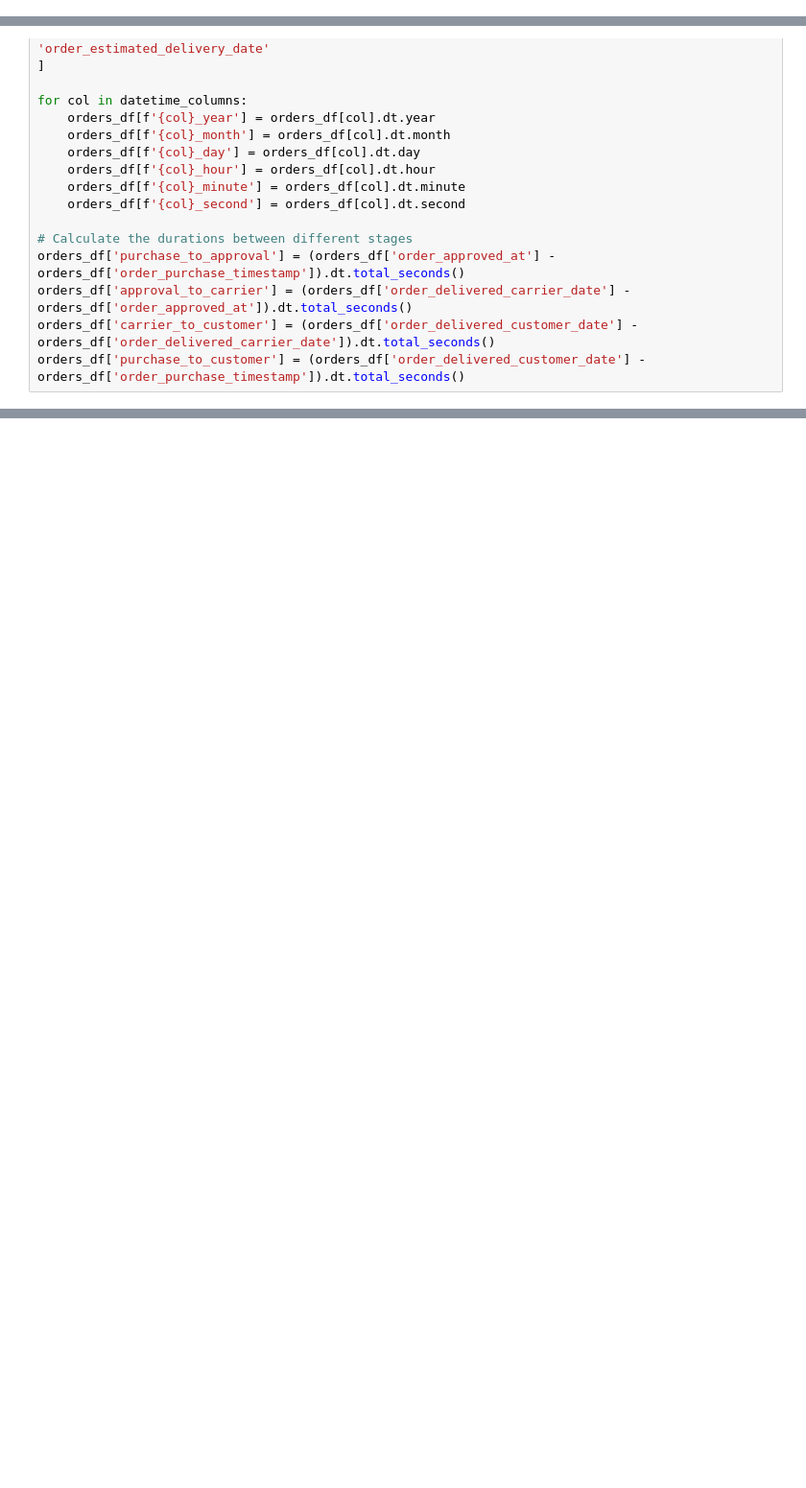
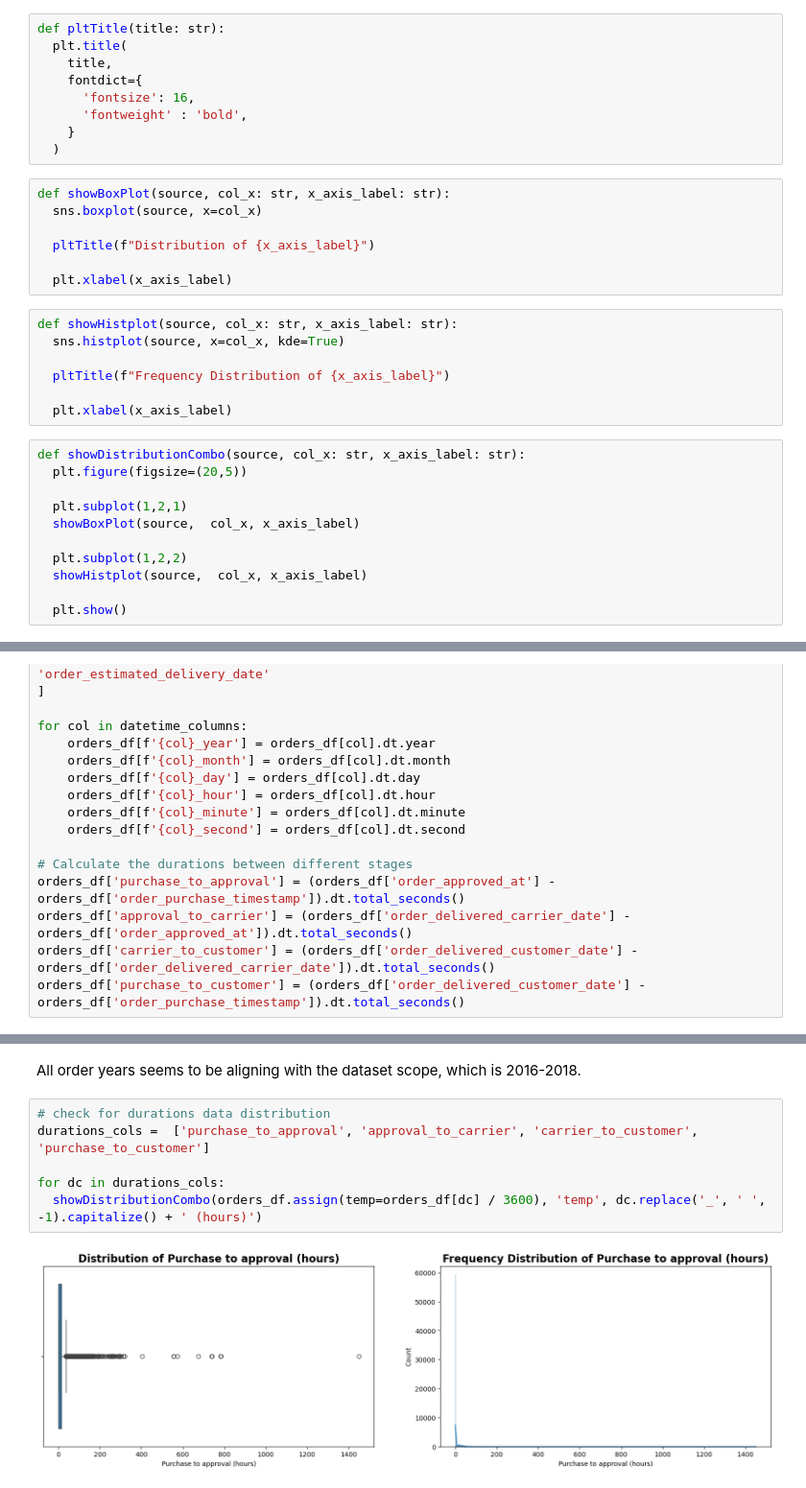
Before and after one commit to fritz-immanuel/Brazilian-E-Commerce-Data-Analysis, a Jupyter notebook: Data Analysis & Predictions.ipynb, the cells around one changed output, grey strips where cells are left out. Shown at 96% size. Cells and saved outputs as stored; diff of their text form; blank space fills up the shorter version.

Commit message:
Finished data cleaning

```diff
--- a/Data Analysis & Predictions.ipynb
+++ b/Data Analysis & Predictions.ipynb
@@ -202,3 +114,37 @@ geolocation_df = pd.read_csv('dataset/raw/olist_geolocation_dataset.csv')
+# %%
+def pltTitle(title: str):
+  plt.title(
+    title,
+    fontdict={
+      'fontsize': 16,
+      'fontweight' : 'bold',
+    }
+  )
+# %%
+def showBoxPlot(source, col_x: str, x_axis_label: str):
+  sns.boxplot(source, x=col_x)
+
+  pltTitle(f"Distribution of {x_axis_label}")
+
+  plt.xlabel(x_axis_label)
+# %%
+def showHistplot(source, col_x: str, x_axis_label: str):
+  sns.histplot(source, x=col_x, kde=True)
+
+  pltTitle(f"Frequency Distribution of {x_axis_label}")
+
+  plt.xlabel(x_axis_label)
+# %%
+def showDistributionCombo(source, col_x: str, x_axis_label: str):
+  plt.figure(figsize=(20,5))
+
+  plt.subplot(1,2,1)
+  showBoxPlot(source,  col_x, x_axis_label)
+
+  plt.subplot(1,2,2)
+  showHistplot(source,  col_x, x_axis_label)
+
+  plt.show()
 # %%
 def showUniqueValues(source, limit: int):
 	listItem = []
@@ -487,0 +380,10 @@ dtype: int64
+# %% [markdown]
+All order years seems to be aligning with the dataset scope, which is 2016-2018.
+# %%
+# check for durations data distribution
+durations_cols =  ['purchase_to_approval', 'approval_to_carrier', 'carrier_to_customer', 'purchase_to_customer']
+
+for dc in durations_cols:
+  showDistributionCombo(orders_df.assign(temp=orders_df[dc] / 3600), 'temp', dc.replace('_', ' ', -1).capitalize() + ' (hours)')
+# %% [output]
+[figure, added]
```
Also changed, not shown: parts of 116 cells of this notebook.
